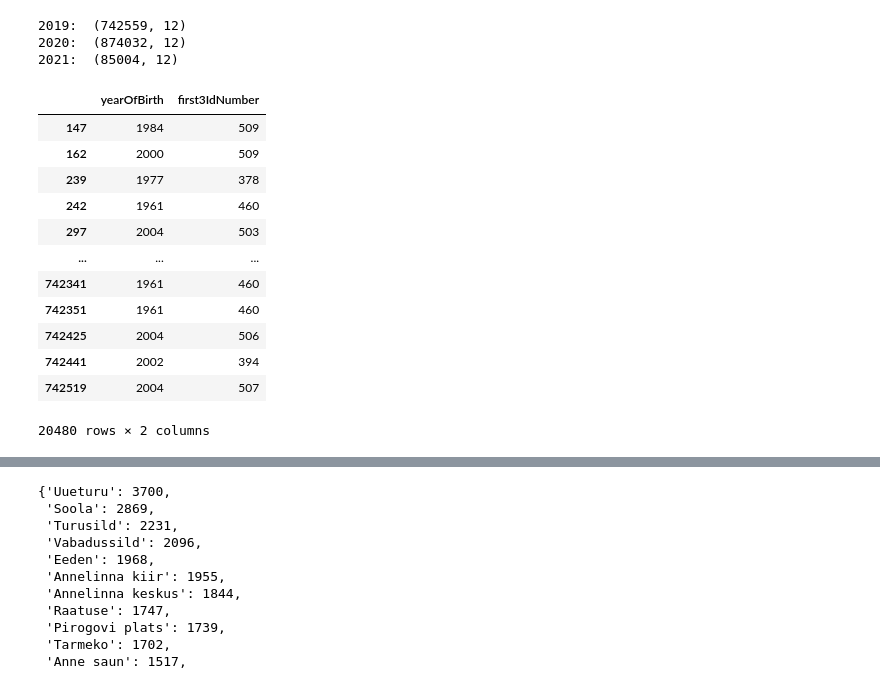
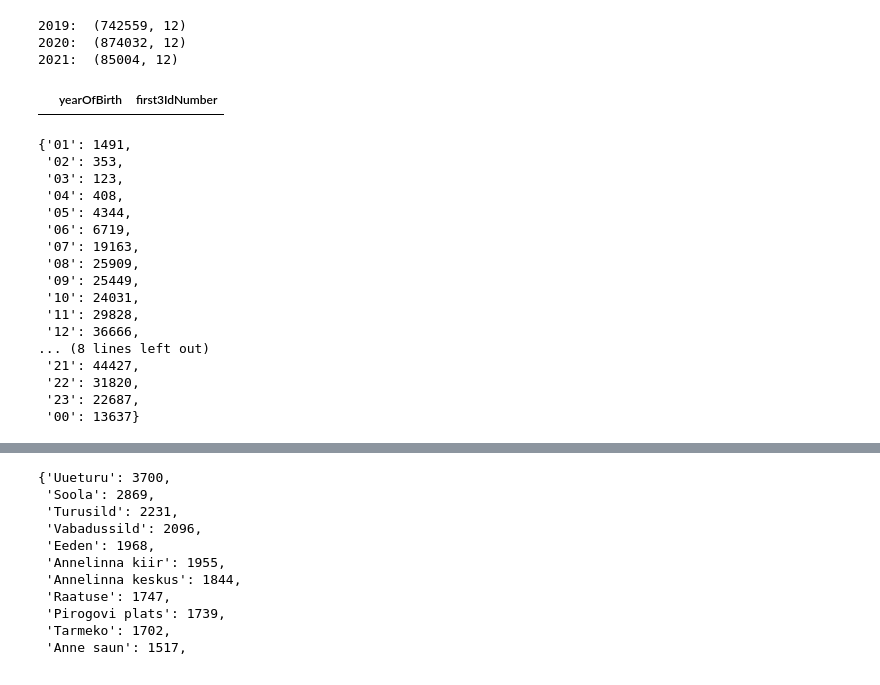
Before and after one commit to OttoJoeleht/IDS-2021-C2, a Jupyter notebook: Rattaringlus.ipynb, the cells around one changed output, grey strips where cells are left out. Saved outputs shown, nothing was run; the diff lists cells and outputs as text; code cells hidden in the pictures.

```diff
--- a/Rattaringlus.ipynb
+++ b/Rattaringlus.ipynb
@@ -30,46 +30,65 @@ data2019 = data2019.drop(data2019[(data2019.startstationname == "Undetermined")
 data2019 = data2019.drop(data2019[data2019['length'] < 0.05].index)
 # Eemalda sõidud pikkusega 0m.
 data2019 = data2019.drop(data2019[data2019.length == 0].index)
 
 #data2019[['yearOfBirth', 'first3IdNumber']] - vali mitu tulpa korraga
 
 data2019['first3IdNumber'] = data2019['first3IdNumber'].fillna("NaN")
 # Määra sünniaasta andmetüübiks 'sõne'.
 data2019['yearOfBirth'] = data2019['yearOfBirth'].astype(str)
 # Eemalda sünniaasta lõpust '.0'.
-#data2019['yearOfBirth'] = data2019['yearOfBirth'].str[:-2]
+data2019['yearOfBirth'] = data2019['yearOfBirth'].str[:-2]
 data2019['yearOfBirth'] = data2019['yearOfBirth'].replace('n', '000')
 
 
 
 # Eemalda ID-kaardi numbrid, mille pikkus on lühem kui 3.
 data2019 = data2019.drop(data2019[data2019['first3IdNumber'].str.len() != 3].index)
 # Eemalda ID-kaardi numbrid, mis ei kuulu massiivi kaardi esimese numbri põhjal.
 synNr = ['N','1','2','3','4','5','6']
 data2019 = data2019.drop(data2019[~data2019['first3IdNumber'].str[0].isin(synNr)].index)
 # Eemalda üksik kirje
 data2019 = data2019.drop(data2019[data2019['first3IdNumber'] == '3ü1'].index)
 
 # ID-kaardi põhjal sünniaasta genereerimine
-data2019.loc[((data2019['first3IdNumber'].str[0] == '1') | (data2019['first3IdNumber'].str[0] == '2')) & (data2019['yearOfBirth'].str[0] == '0'),'yearOfBirth'] = ('18' + data2019['first3IdNumber'].str[1:])
-data2019.loc[((data2019['first3IdNumber'].str[0] == '3') | (data2019['first3IdNumber'].str[0] == '4')) & (data2019['yearOfBirth'].str[0] == '0'),'yearOfBirth'] = ('19' + data2019['first3IdNumber'].str[1:])
-data2019.loc[((data2019['first3IdNumber'].str[0] == '5') | (data2019['first3IdNumber'].str[0] == '6')) & (data2019['yearOfBirth'].str[0] == '0'),'yearOfBirth'] = ('20' + data2019['first3IdNumber'].str[1:])
+data2019.loc[((data2019['first3IdNumber'].str[0] == '1') | (data2019['first3IdNumber'].str[0] == '2')),'yearOfBirth'] = ('18' + data2019['first3IdNumber'].str[1:])
+data2019.loc[((data2019['first3IdNumber'].str[0] == '3') | (data2019['first3IdNumber'].str[0] == '4')),'yearOfBirth'] = ('19' + data2019['first3IdNumber'].str[1:])
+data2019.loc[((data2019['first3IdNumber'].str[0] == '5') | (data2019['first3IdNumber'].str[0] == '6')),'yearOfBirth'] = ('20' + data2019['first3IdNumber'].str[1:])
 
 # Sünniaasta ja ID-kaardi numbrid ei kattu
 data2019[['yearOfBirth', 'first3IdNumber']].loc[(data2019['yearOfBirth'].str[2:4] != data2019['first3IdNumber'].str[1:]) & ((data2019['yearOfBirth'].str[:3] != '000') & (data2019['first3IdNumber'] != 'NaN'))]
 # Sünniaasta puudub, ID-kaart olemas
 #data2019[['yearOfBirth', 'first3IdNumber']].loc[(data2019['yearOfBirth'].str[:3] == '000') & (data2019['first3IdNumber'] != 'NaN')]
 # %% [output]
 |  | yearOfBirth | first3IdNumber |
-| 147 | 1984 | 509 |
-| 162 | 2000 | 509 |
-| 239 | 1977 | 378 |
-| 242 | 1961 | 460 |
-| 297 | 2004 | 503 |
-| ... | ... | ... |
-| 742341 | 1961 | 460 |
-| 742351 | 1961 | 460 |
-| 742425 | 2004 | 506 |
-| 742441 | 2002 | 394 |
-| 742519 | 2004 | 507 |
-20480 rows × 2 columns
+# %%
+#data2019 = data2019.drop(columns=['startstationserialnumber','endstationserialnumber'])
+# Algab 00:00 - 01:00 kuni 23:00 - 00:00, liigutakse 1-tunnise astmega.
+kellaajadLahti19Dict = {"01":0,"02":0,"03":0,"04":0,"05":0,"06":0,"07":0,"08":0,"09":0,"10":0,"11":0,"12":0,"13":0,"14":0,"15":0,"16":0,"17":0,"18":0,"19":0,"20":0,"21":0,"22":0,"23":0,"00":0}
+#data2019.unlockedattime.str[:2]
+
+for index, row in data2019.iterrows():
+    #print(row['unlockedattime'][:2])
+    kellaajadLahti19Dict[row['unlockedattime'][:2]] = kellaajadLahti19Dict[row['unlockedattime'][:2]] + 1
+keysLahti19 = kellaajadLahti19Dict.keys()
+valuesLahti19 = kellaajadLahti19Dict.values()
+
+plt.bar(keysLahti19, valuesLahti19)
+# %% [output]
+{'01': 1491,
+ '02': 353,
+ '03': 123,
+ '04': 408,
+ '05': 4344,
+ '06': 6719,
+ '07': 19163,
+ '08': 25909,
+ '09': 25449,
+ '10': 24031,
+ '11': 29828,
+ '12': 36666,
+... (8 lines left out)
+ '21': 44427,
+ '22': 31820,
+ '23': 22687,
+ '00': 13637}
```
Also changed, not shown: parts of 9 cells of this notebook.
